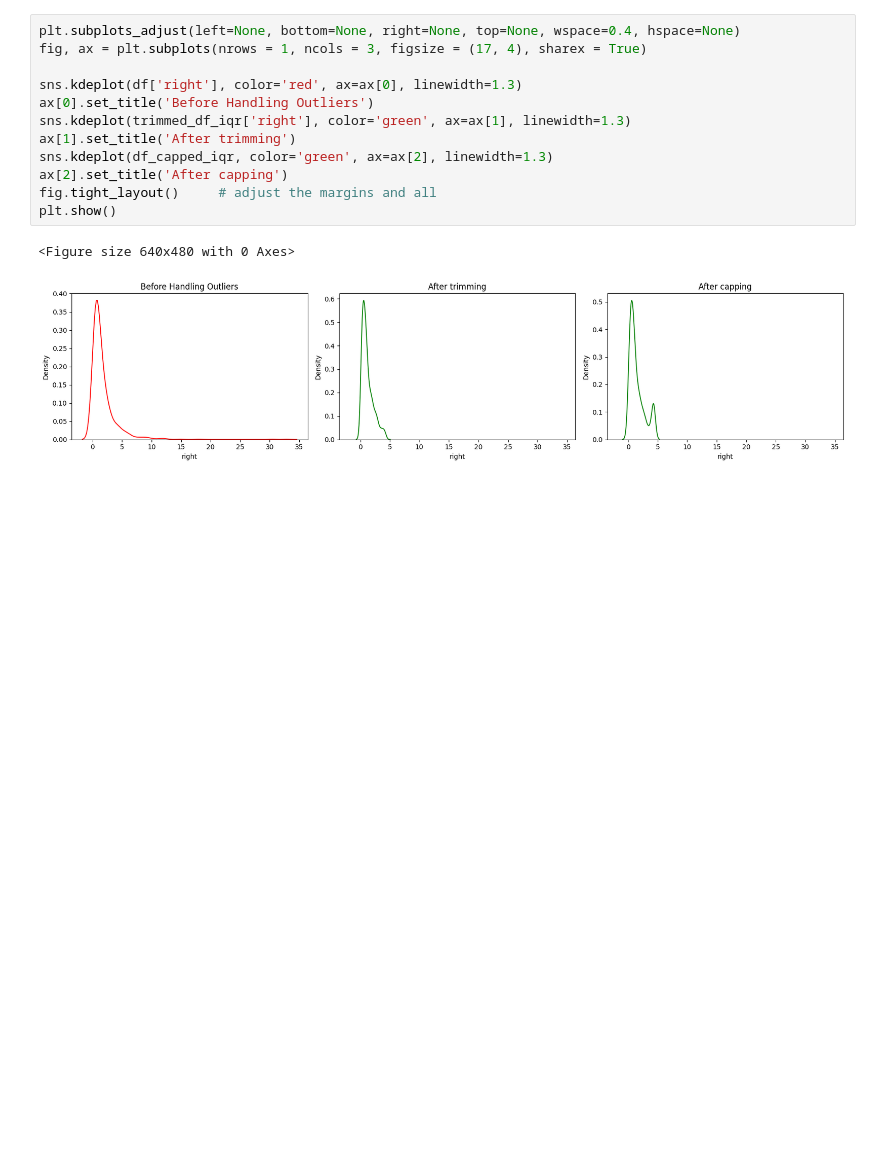
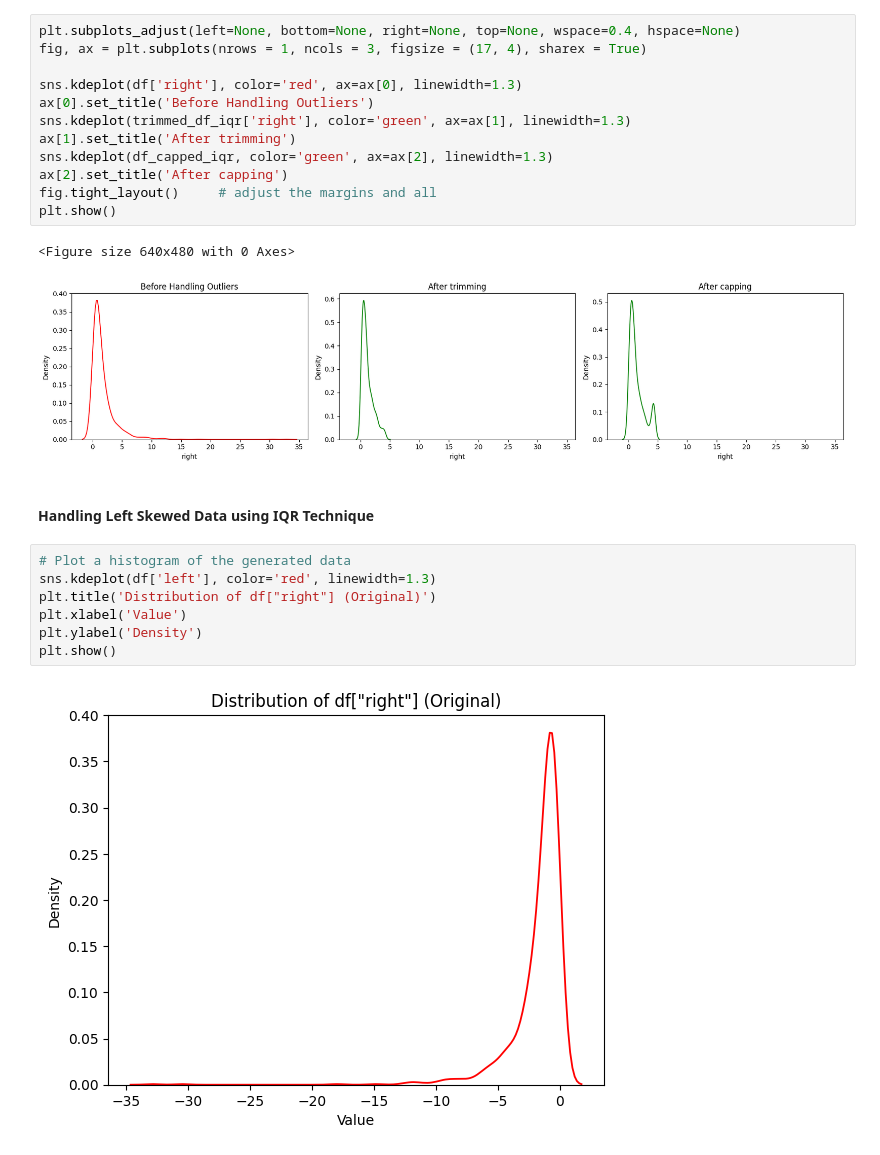
Before and after one commit to ronylpatil/data-preprocessing, a Jupyter notebook: notebooks/outliers_handling.ipynb, the cells around one changed output. Cells and saved outputs as stored; diff of their text form; blank space fills up the shorter version.

Commit message:
handling left skewed data using IQR

```diff
--- a/notebooks/outliers_handling.ipynb
+++ b/notebooks/outliers_handling.ipynb
@@ -201,3 +203,14 @@ plt.show()
 # %% [output]
 <Figure size 640x480 with 0 Axes>
 [figure]
+# %% [markdown]
+#### Handling Left Skewed Data using IQR Technique
+# %%
+# Plot a histogram of the generated data
+sns.kdeplot(df['left'], color='red', linewidth=1.3)
+plt.title('Distribution of df["right"] (Original)')
+plt.xlabel('Value')
+plt.ylabel('Density')
+plt.show()
+# %% [output]
+[figure, added]
```
Also changed, not shown: parts of 5 cells of this notebook.
